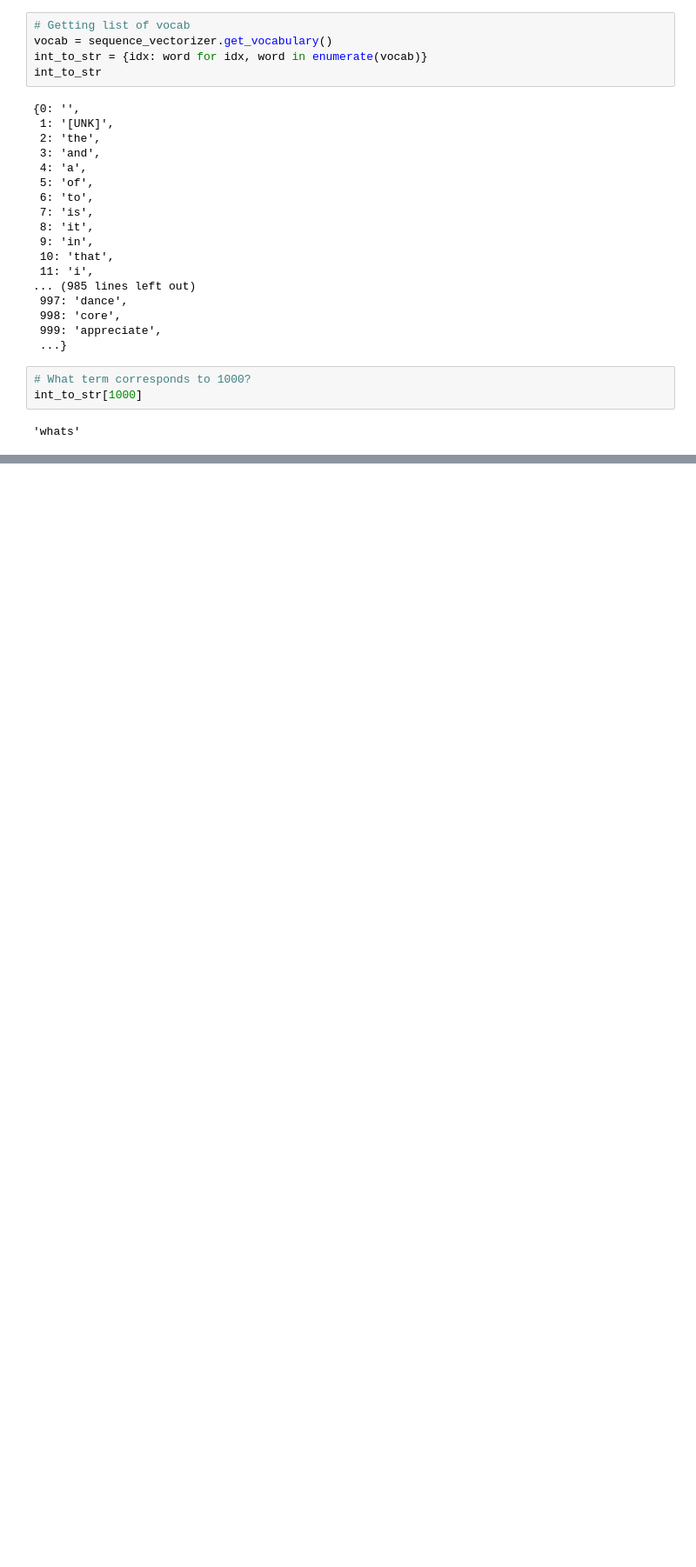
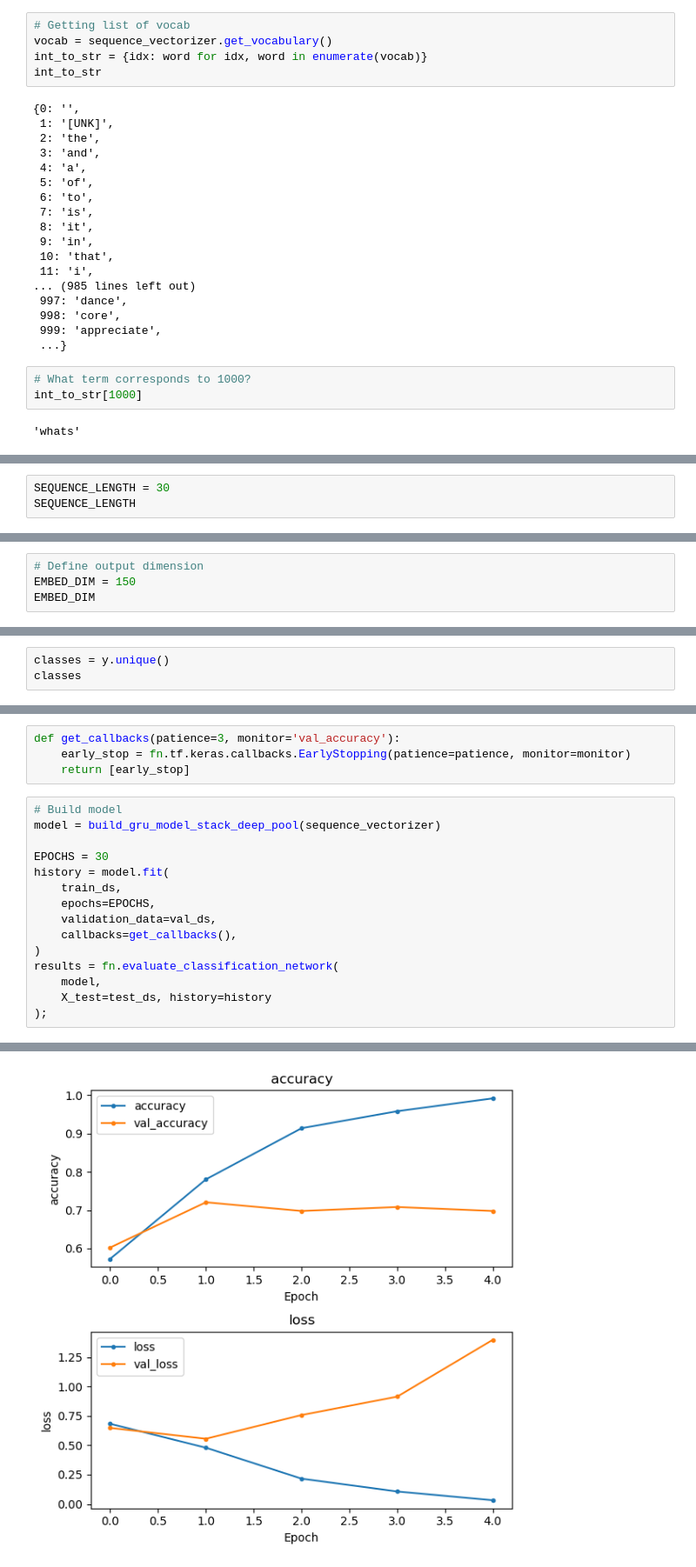
Before and after one commit to VALDE021/Data-Enrichment-Project, a Jupyter notebook: Project 2 Part 6-EricNV.ipynb, the cells around one changed output, grey strips where cells are left out. Shown at 87% size. Cells and saved outputs as stored; diff of their text form; blank space fills up the shorter version.

Commit message:
part 6 updated with model

```diff
--- a/Project 2 Part 6-EricNV.ipynb
+++ b/Project 2 Part 6-EricNV.ipynb
@@ -736,0 +738,3 @@ int_to_str[1000]
+# %%
+SEQUENCE_LENGTH = 30
+SEQUENCE_LENGTH
@@ -736,0 +743,4 @@ int_to_str[1000]
+# %%
+# Define output dimension
+EMBED_DIM = 150
+EMBED_DIM
@@ -736,0 +749,3 @@ int_to_str[1000]
+# %%
+classes = y.unique()
+classes
@@ -736,0 +791,20 @@ int_to_str[1000]
+# %%
+def get_callbacks(patience=3, monitor='val_accuracy'):
+    early_stop = fn.tf.keras.callbacks.EarlyStopping(patience=patience, monitor=monitor)
+    return [early_stop]
+# %%
+# Build model
+model = build_gru_model_stack_deep_pool(sequence_vectorizer)
+
+EPOCHS = 30
+history = model.fit(
+    train_ds,
+    epochs=EPOCHS,
+    validation_data=val_ds,
+    callbacks=get_callbacks(),
+)
+results = fn.evaluate_classification_network(
+    model,
+    X_test=test_ds, history=history
+);
+# %% [output]
@@ -736,0 +828 @@ int_to_str[1000]
+[figure, added]
```
Also changed, not shown: parts of 14 cells of this notebook, 10 other files.
